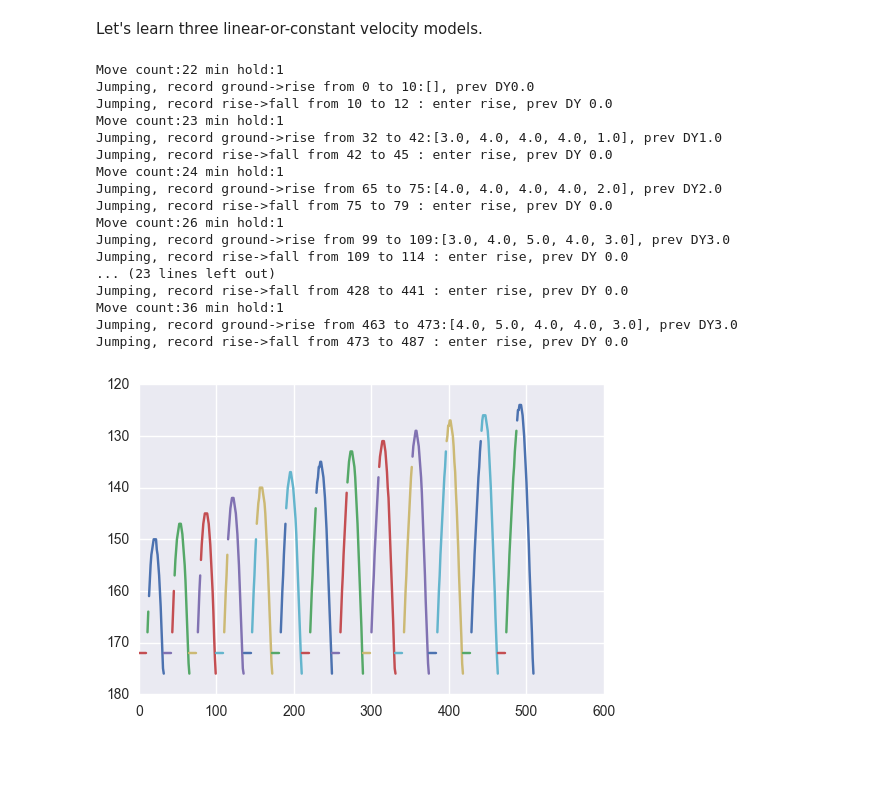
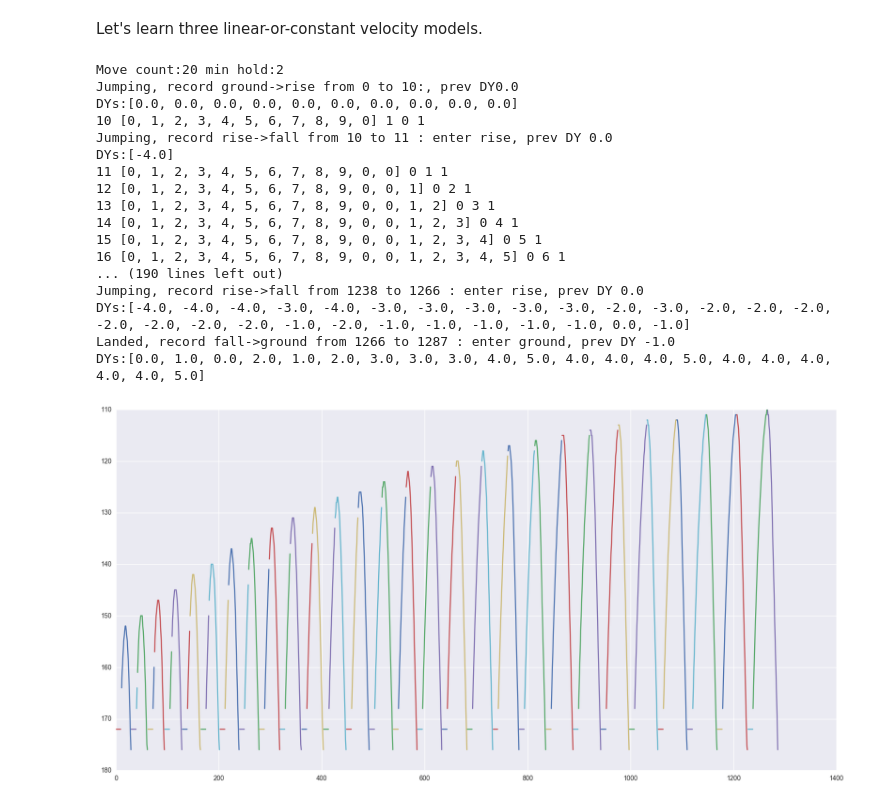
Before and after one commit to JoeOsborn/mechlearn, a Jupyter notebook: mechlearn/jumpfit.ipynb, the cells around one changed output. Cells and saved outputs as stored; diff of their text form; code cells hidden in the pictures; blank space fills up the shorter version.

Commit message:
Tried to improve short jump learning to little avail.
Did speed up learning substantially though.

```diff
--- a/mechlearn/jumpfit.ipynb
+++ b/mechlearn/jumpfit.ipynb
@@ -88,13 +96,13 @@ def record_run(modes, state, t, vbls, all_vbls):
     #print str(t)+":"+str(all_vbls)
     prev_vbls = dict(x=all_vbls["x"][t],
                      y=all_vbls["y"][t],
-                     dx=all_vbls["dx"][t-1],
-                     dy=all_vbls["dy"][t-1])
+                     dx=all_vbls["dx"][t-1 if t > 0 else 0],
+                     dy=all_vbls["dy"][t-1 if t > 0 else 0])
     modes[state].append((t, prev_vbls, frame))
 
 t = 0
-state_change_t = 0
-trials = allTrials[:len(allTrials)/2]
+state_change_t = 0 # start at 1 just so state_change_t - 1 doesn't wrap
+trials = allTrials
 all_vbls = dict(x=[],y=[],dx=[],dy=[],t=[])
 # Tweak the range and increment to get more precise/slower fitting.
 for moves, stats in trials:
@@ -115,8 +123,10 @@ for moves, stats in trials:
         t += 1
     print "Move count:"+str(len(moves))+" min hold:"+str(minHold)
     for i, m in enumerate(moves):
-        if state == "ground" and m & jumpButton and stats.y.allVals[i+1] != stats.y.allVals[0]:
-            print "Jumping, record ground->rise from "+str(state_change_t)+" to "+str(t)+":"+str(all_vbls["dy"][state_change_t-5:state_change_t])+", prev DY"+str(all_vbls["dy"][state_change_t-1])
+        # TODO: Why is jump being held for two frames?  It should just be one for the min mario case, especially if minHold is 1!
+        if state == "ground" and stats.y.allVals[i+1] != stats.y.allVals[0]:
+            print "Jumping, record ground->rise from "+str(state_change_t)+" to "+str(t)+":"+", prev DY"+str(all_vbls["dy"][state_change_t-1])
+            print "DYs:"+str(all_vbls["dy"][state_change_t:])
             record_run(modes,
                        state,
                        state_change_t,
@@ -129,9 +139,9 @@ for moves, stats in trials:
             vbls["dy"] = []
             vbls["t"] = []
             state = "rise"
-        elif state == "rise" and not (m & jumpButton) and i >= minHold:
+        elif state == "rise" and not (m & jumpButton) and i >= (minHold-1):
             print "Jumping, record rise->fall from "+str(state_change_t)+" to "+str(t)+" : enter rise, prev DY "+str(all_vbls["dy"][state_change_t-1])
-            #print "DYs:"+str(all_vbls["dy"][state_change_t-5:state_change_t])
+            print "DYs:"+str(all_vbls["dy"][state_change_t:])
             record_run(modes,
                        state,
                        state_change_t,
@@ -144,55 +154,60 @@ for moves, stats in trials:
             vbls["dy"] = []
             vbls["t"] = []
             state = "fall"
-        t += 1
         vbls["x"].append(stats.x.allVals[i+1])
         all_vbls["x"].append(vbls["x"][-1])
         vbls["y"].append(stats.y.allVals[i+1])
         all_vbls["y"].append(vbls["y"][-1])
         vbls["dx"].append(stats.x.allVals[i+1] - stats.x.allVals[i])
         all_vbls["dx"].append(vbls["dx"][-1])
         vbls["dy"].append(stats.y.allVals[i+1] - stats.y.allVals[i])
         all_vbls["dy"].append(vbls["dy"][-1])
         vbls["t"].append(t-state_change_t)
         all_vbls["t"].append(vbls["t"][-1])
-    #print "Landed, record "+state+"->ground from "+str(state_change_t)+" to "+str(t)
+        if t < 20:
+            print t,all_vbls["t"],(m&jumpButton),i,(minHold-1)
+        t += 1
+    print "Landed, record "+state+"->ground from "+str(state_change_t)+" to "+str(t)+" : enter ground, prev DY "+str(all_vbls["dy"][state_change_t-1])
+    print "DYs:"+str(all_vbls["dy"][state_change_t:])
     record_run(modes,
                state,
                state_change_t,
                vbls,
                all_vbls)
     state_change_t = t
 
+
+plt.figure(figsize=(20,10))
 
 for m in modes:
     #print m
     for (run_start, prev_vbls, run_vbls) in modes[m]:
         #print str(run_start)+".."+str(run_start+len(run_vbls["y"]))
         #print "PVs:"+str(prev_vbls)
         plt.plot(run_vbls["t"]+run_start, run_vbls["y"])
 
 
 plt.gca().invert_yaxis()
 plt.show()
 # %% [output]
-Move count:22 min hold:1
-Jumping, record ground->rise from 0 to 10:[], prev DY0.0
-Jumping, record rise->fall from 10 to 12 : enter rise, prev DY 0.0
-Move count:23 min hold:1
-Jumping, record ground->rise from 32 to 42:[3.0, 4.0, 4.0, 4.0, 1.0], prev DY1.0
-Jumping, record rise->fall from 42 to 45 : enter rise, prev DY 0.0
-Move count:24 min hold:1
-Jumping, record ground->rise from 65 to 75:[4.0, 4.0, 4.0, 4.0, 2.0], prev DY2.0
-Jumping, record rise->fall from 75 to 79 : enter rise, prev DY 0.0
-Move count:26 min hold:1
-Jumping, record ground->rise from 99 to 109:[3.0, 4.0, 5.0, 4.0, 3.0], prev DY3.0
-Jumping, record rise->fall from 109 to 114 : enter rise, prev DY 0.0
-... (23 lines left out)
-Jumping, record rise->fall from 428 to 441 : enter rise, prev DY 0.0
-Move count:36 min hold:1
-Jumping, record ground->rise from 463 to 473:[4.0, 5.0, 4.0, 4.0, 3.0], prev DY3.0
-Jumping, record rise->fall from 473 to 487 : enter rise, prev DY 0.0
+Move count:20 min hold:2
+Jumping, record ground->rise from 0 to 10:, prev DY0.0
+DYs:[0.0, 0.0, 0.0, 0.0, 0.0, 0.0, 0.0, 0.0, 0.0, 0.0]
+10 [0, 1, 2, 3, 4, 5, 6, 7, 8, 9, 0] 1 0 1
+Jumping, record rise->fall from 10 to 11 : enter rise, prev DY 0.0
+DYs:[-4.0]
+11 [0, 1, 2, 3, 4, 5, 6, 7, 8, 9, 0, 0] 0 1 1
+12 [0, 1, 2, 3, 4, 5, 6, 7, 8, 9, 0, 0, 1] 0 2 1
+13 [0, 1, 2, 3, 4, 5, 6, 7, 8, 9, 0, 0, 1, 2] 0 3 1
+14 [0, 1, 2, 3, 4, 5, 6, 7, 8, 9, 0, 0, 1, 2, 3] 0 4 1
+15 [0, 1, 2, 3, 4, 5, 6, 7, 8, 9, 0, 0, 1, 2, 3, 4] 0 5 1
+16 [0, 1, 2, 3, 4, 5, 6, 7, 8, 9, 0, 0, 1, 2, 3, 4, 5] 0 6 1
+... (190 lines left out)
+Jumping, record rise->fall from 1238 to 1266 : enter rise, prev DY 0.0
+DYs:[-4.0, -4.0, -4.0, -3.0, -4.0, -3.0, -3.0, -3.0, -3.0, -3.0, -2.0, -3.0, -2.0, -2.0, -2.0, -2.0, -2.0, -2.0, -2.0, -1.0, -2.0, -1.0, -1.0, -1.0, -1.0, -1.0, 0.0, -1.0]
+Landed, record fall->ground from 1266 to 1287 : enter ground, prev DY -1.0
+DYs:[0.0, 1.0, 0.0, 2.0, 1.0, 2.0, 3.0, 3.0, 3.0, 4.0, 5.0, 4.0, 4.0, 4.0, 5.0, 4.0, 4.0, 4.0, 4.0, 4.0, 5.0]
-[figure, old version]
+[figure, new version]
 # %%
 # Original approach with resetp
 # MAYBE EXECUTE ME! Then the second-to-last cell.
```
Also changed, not shown: parts of 13 cells of this notebook, 1 other file.
